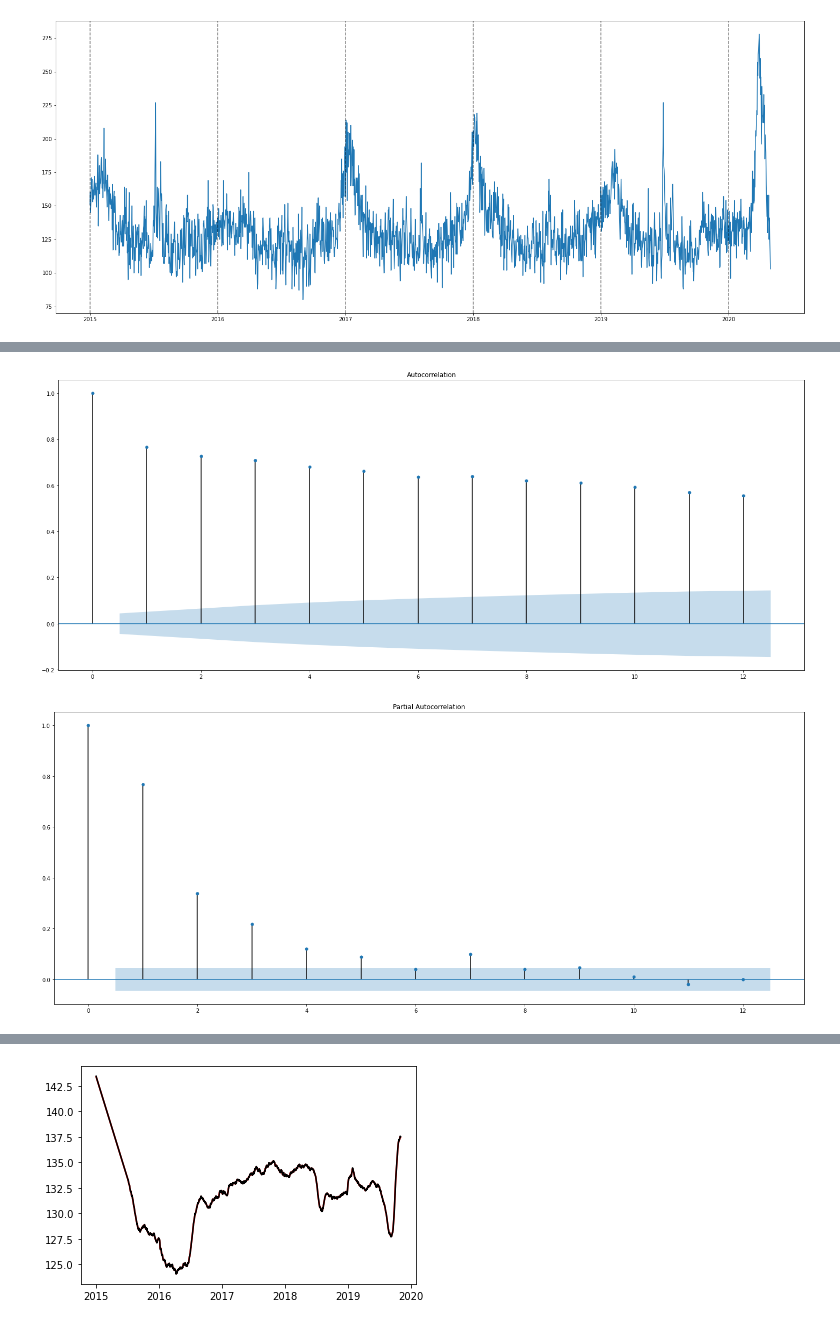
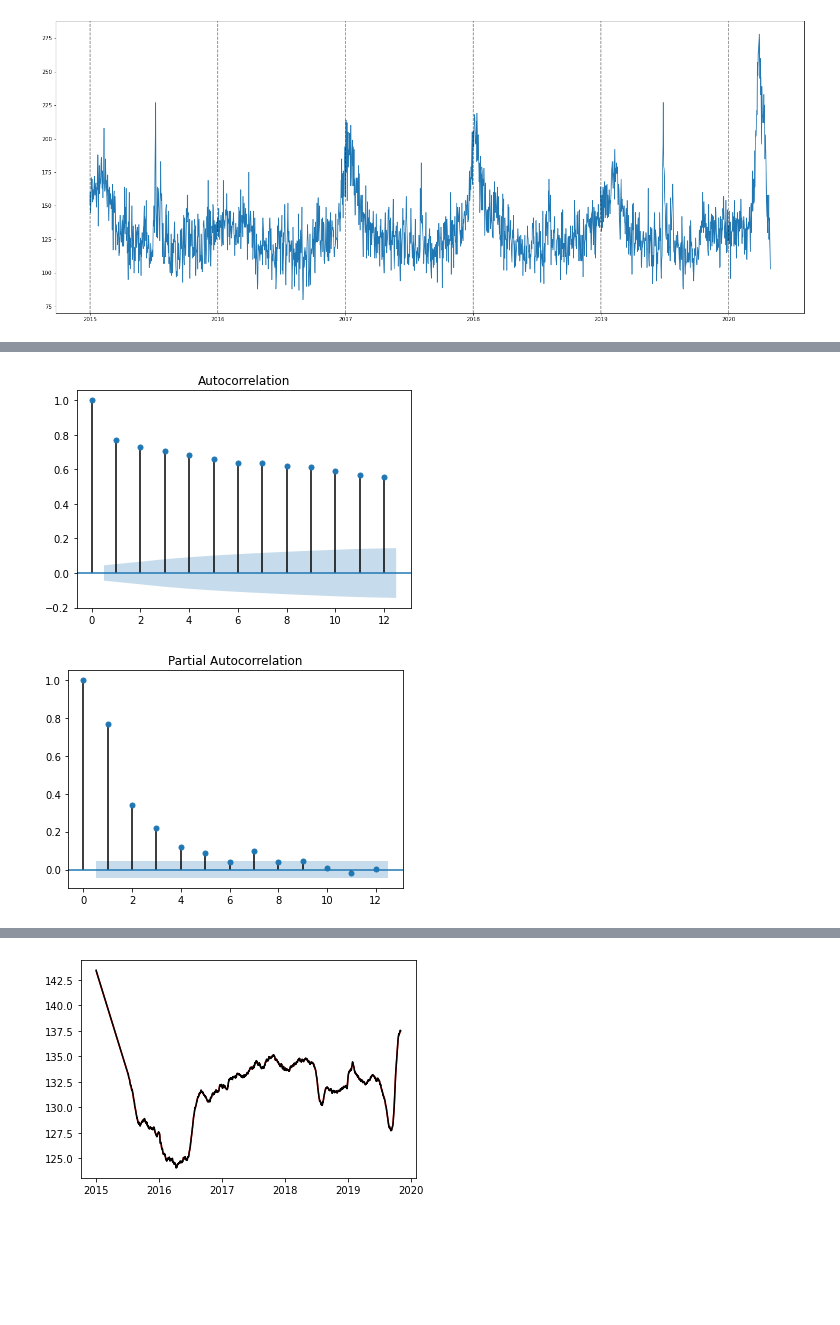
Before and after one commit to SofiaBlack/COVID-19_deaths_analysis, a Jupyter notebook: SARIMAX Model.ipynb, the cells around one changed output, grey strips where cells are left out. Cells and saved outputs as stored; diff of their text form; code cells hidden in the pictures; blank space fills up the shorter version.

```diff
--- a/SARIMAX Model.ipynb
+++ b/SARIMAX Model.ipynb
@@ -154,13 +147,12 @@ Critical Value (10%)          -2.567565e+00
 dtype: float64
 X is stationary
 # %%
+#grafici di autocorrelazione e autocorrelazione parziale
 from statsmodels.graphics.tsaplots import plot_acf, plot_pacf
-fig_acf,ax_acf = plt.subplots(figsize=(25, 10))
-fig_pacf,ax_pacf = plt.subplots(figsize=(25, 10))
-plot_acf(ts, lags =12, ax=ax_acf)
-plot_pacf(ts, lags =12, ax=ax_pacf)
+plot_acf(ts, lags =12)
+plot_pacf(ts, lags =12)
 plt.show()
 # %% [output]
-[figure, old version]
+[figure, new version]
-[figure, old version]
+[figure, new version]
 # %%
```
Also changed, not shown: parts of 30 cells of this notebook.
